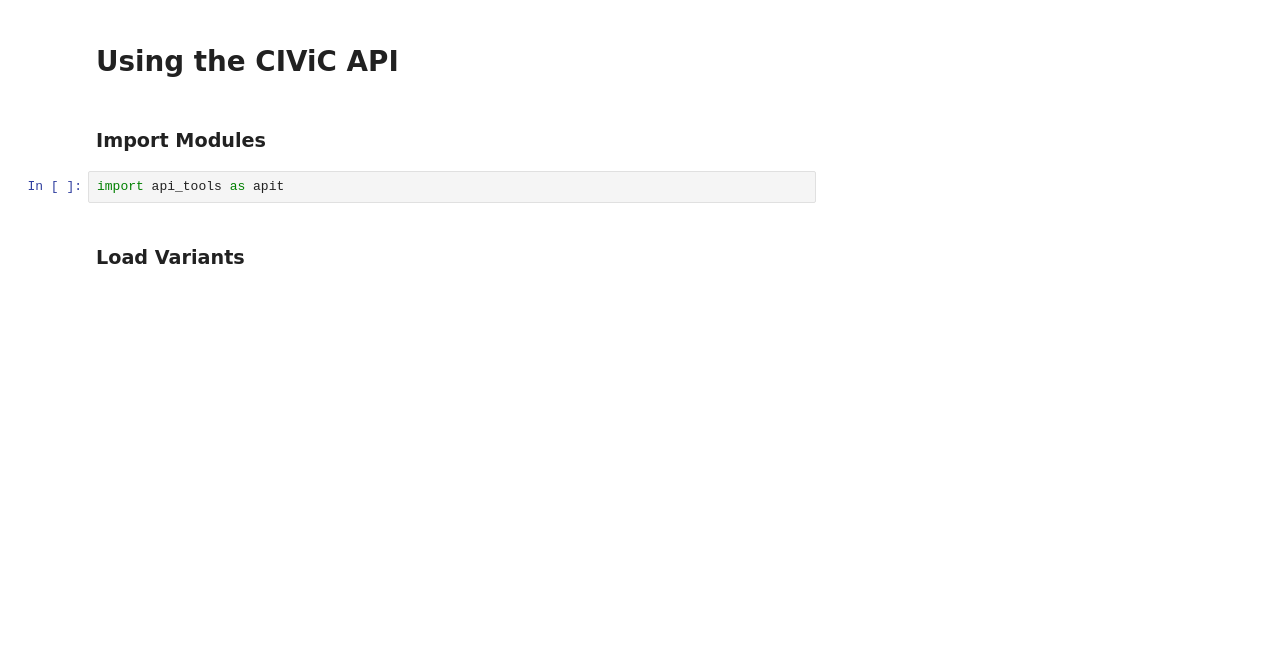
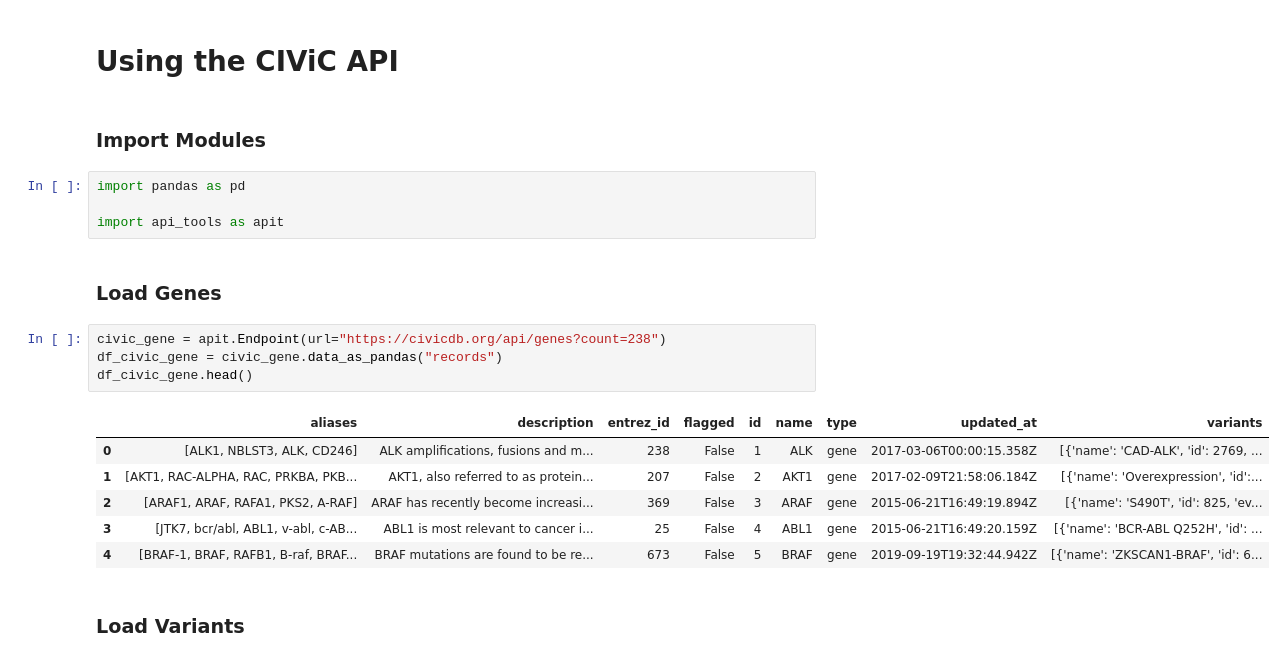
Before and after one commit to jmichuda/bmi-210-final-project, a Jupyter notebook: src/CIViC_API_Usage.ipynb, the cells around one changed output. Saved outputs shown, nothing was run; the diff lists cells and outputs as text; blank space fills up the shorter version.

```diff
--- a/src/CIViC_API_Usage.ipynb
+++ b/src/CIViC_API_Usage.ipynb
@@ -3,7 +3,22 @@
 # %% [markdown]
 ### Import Modules
 # %%
+import pandas as pd
+
 import api_tools as apit
+# %% [markdown]
+### Load Genes
+# %%
+civic_gene = apit.Endpoint(url="https://civicdb.org/api/genes?count=238")
+df_civic_gene = civic_gene.data_as_pandas("records")
+df_civic_gene.head()
+# %% [output]
+|  | aliases | description | entrez_id | flagged | id | name | type | updated_at | variants |
+| 0 | [ALK1, NBLST3, ALK, CD246] | ALK amplifications, fusions and m... | 238 | False | 1 | ALK | gene | 2017-03-06T00:00:15.358Z | [{'name': 'CAD-ALK', 'id': 2769, ... |
+| 1 | [AKT1, RAC-ALPHA, RAC, PRKBA, PKB... | AKT1, also referred to as protein... | 207 | False | 2 | AKT1 | gene | 2017-02-09T21:58:06.184Z | [{'name': 'Overexpression', 'id':... |
+| 2 | [ARAF1, ARAF, RAFA1, PKS2, A-RAF] | ARAF has recently become increasi... | 369 | False | 3 | ARAF | gene | 2015-06-21T16:49:19.894Z | [{'name': 'S490T', 'id': 825, 'ev... |
+| 3 | [JTK7, bcr/abl, ABL1, v-abl, c-AB... | ABL1 is most relevant to cancer i... | 25 | False | 4 | ABL1 | gene | 2015-06-21T16:49:20.159Z | [{'name': 'BCR-ABL Q252H', 'id': ... |
+| 4 | [BRAF-1, BRAF, RAFB1, B-raf, BRAF... | BRAF mutations are found to be re... | 673 | False | 5 | BRAF | gene | 2019-09-19T19:32:44.942Z | [{'name': 'ZKSCAN1-BRAF', 'id': 6... |
 # %% [markdown]
 ### Load Variants
 # %%
```
Also changed, not shown: parts of 5 cells of this notebook, 2 other files.
